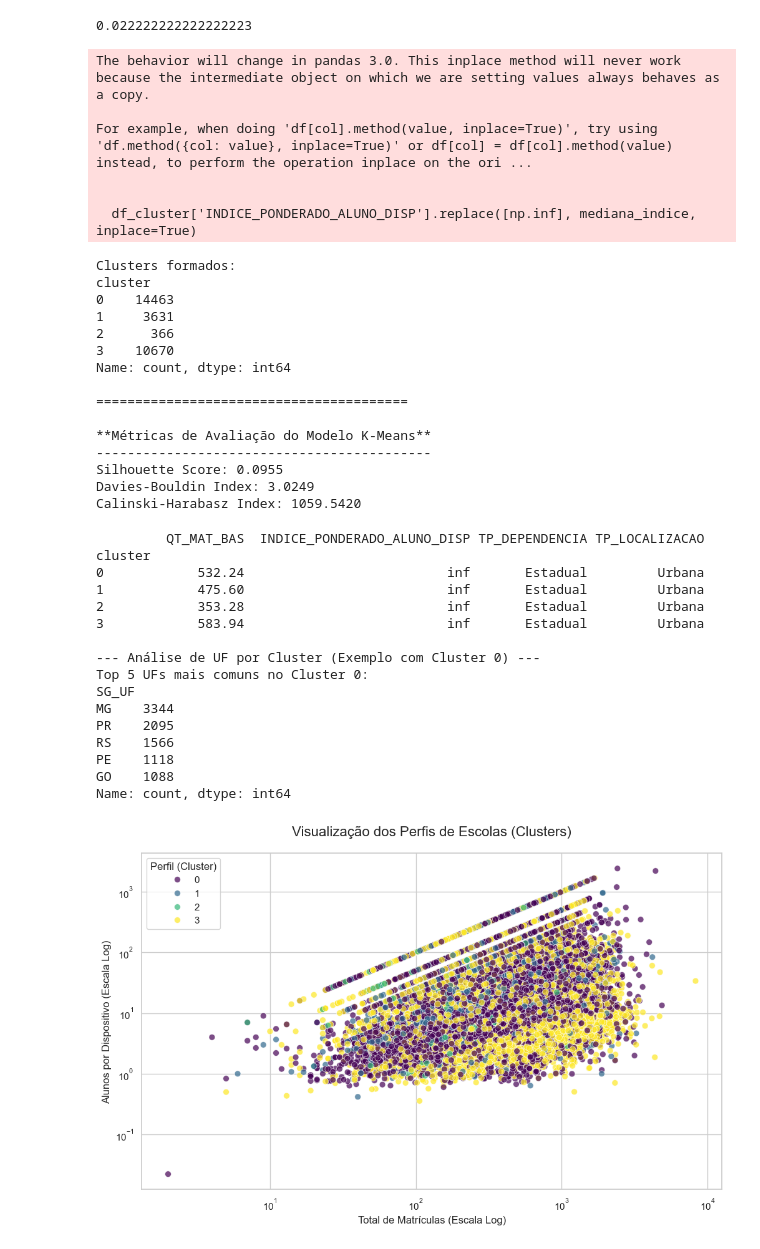
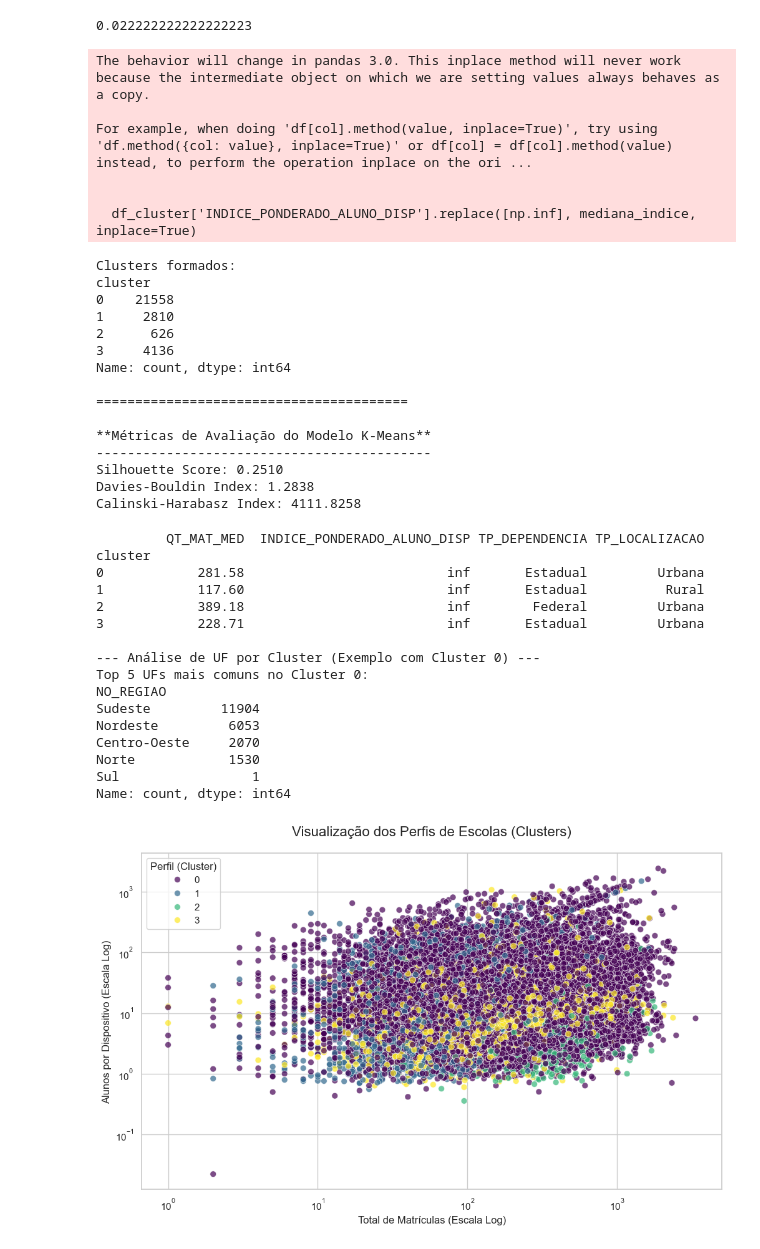
Before and after one commit to laysfreitas/TJGO_CienciaDeDados, a Jupyter notebook: Análise de Dados/Trabalho_Final/trabalho_final.ipynb, the cells around one changed output. Saved outputs shown, nothing was run; the diff lists cells and outputs as text; code cells hidden in the pictures.

Commit message:
atualização cluster

```diff
--- a/Análise de Dados/Trabalho_Final/trabalho_final.ipynb
+++ b/Análise de Dados/Trabalho_Final/trabalho_final.ipynb
@@ -23,7 +23,7 @@ pd.set_option('display.max_columns', display_max_columns)
 # Carregando o dataset
 caminho_arquivo = "C:\\Users\\Administrador\\Documents\\GitHub\\TJGO_CienciaDeDados\\microdados_censo_escolar_2024\\dados\\microdados_ed_basica_2024_tratado.csv"
 
-colunas_escolhidas = ['CO_ENTIDADE', 'NO_ENTIDADE', 'NO_REGIAO', 'CO_REGIAO', 'NO_UF', 'SG_UF', 'CO_UF', 'TP_DEPENDENCIA', 'TP_LOCALIZACAO','TP_SITUACAO_FUNCIONAMENTO', 'QT_MAT_BAS', 'QT_MAT_MED', 'IN_INTERNET', 'IN_BANDA_LARGA', 'IN_INTERNET_ALUNOS', 'IN_ACESSO_INTERNET_COMPUTADOR', 'TP_REDE_LOCAL', 'IN_LABORATORIO_INFORMATICA', 'QT_DESKTOP_ALUNO', 'QT_COMP_PORTATIL_ALUNO', 'QT_TABLET_ALUNO']
+colunas_escolhidas = ['CO_ENTIDADE', 'NO_ENTIDADE', 'NO_REGIAO', 'CO_REGIAO', 'NO_UF', 'NO_REGIAO', 'CO_UF', 'TP_DEPENDENCIA', 'TP_LOCALIZACAO','TP_SITUACAO_FUNCIONAMENTO', 'QT_MAT_BAS', 'QT_MAT_MED', 'IN_INTERNET', 'IN_BANDA_LARGA', 'IN_INTERNET_ALUNOS', 'IN_ACESSO_INTERNET_COMPUTADOR', 'TP_REDE_LOCAL', 'IN_LABORATORIO_INFORMATICA', 'QT_DESKTOP_ALUNO', 'QT_COMP_PORTATIL_ALUNO', 'QT_TABLET_ALUNO']
 
 try:
     df_completa = pd.read_csv(caminho_arquivo, sep=';', encoding='latin-1', low_memory=False)
@@ -264,3 +252,17 @@ df_cluster = df_ensino_medio[features_cluster].copy()
+# %%
+# Supondo que você já criou a coluna NO_REGIAO e SCORE_TEC no seu dataframe
+df_ensino_medio['SCORE_TEC'] = df_ensino_medio['IN_BANDA_LARGA'] + df_ensino_medio['IN_LABORATORIO_INFORMATICA']
+
+features_cluster = [
+    'QT_MAT_MED',                      # Contexto de tamanho
+    'INDICE_PONDERADO_ALUNO_DISP',     # Sua métrica principal
+    'TP_DEPENDENCIA',                  # Contexto administrativo (Pública/Privada)
+    'TP_LOCALIZACAO',                  # NOVO: Contexto estrutural (Urbana/Rural)
+    'SCORE_TEC',                       # NOVO: Feature sintética de "esforço tecnológico"
+    'NO_REGIAO'                        # NOVO: Contexto geográfico com menor dimensionalidade
+]
+# 2. Preparação do dataframe para o modelo
+df_cluster = df_ensino_medio[features_cluster].copy()
 # %%
 df_cluster[df_cluster['INDICE_PONDERADO_ALUNO_DISP'] < np.inf]['INDICE_PONDERADO_ALUNO_DISP'].max()
 # %% [output]
@@ -285,7 +287,7 @@ df_cluster['INDICE_PONDERADO_ALUNO_DISP'].replace([np.inf], mediana_indice, inpl
 # 5. One-Hot Encoding das features categóricas
 df_cluster_encoded = pd.get_dummies(
     df_cluster,
-    columns=['TP_DEPENDENCIA', 'SG_UF'],
+    columns=['TP_DEPENDENCIA', 'NO_REGIAO', 'TP_LOCALIZACAO'],
     drop_first=True
 )
 
@@ -323,25 +325,25 @@ For example, when doing 'df[col].method(value, inplace=True)', try using 'df.met
   df_cluster['INDICE_PONDERADO_ALUNO_DISP'].replace([np.inf], mediana_indice, inplace=True)
 Clusters formados:
 cluster
-0    14463
-1     3631
-2      366
-3    10670
+0    21558
+1     2810
+2      626
+3     4136
 Name: count, dtype: int64
 
 ========================================
 
 **Métricas de Avaliação do Modelo K-Means**
 -------------------------------------------
-Silhouette Score: 0.0955
-Davies-Bouldin Index: 3.0249
-Calinski-Harabasz Index: 1059.5420
+Silhouette Score: 0.2510
+Davies-Bouldin Index: 1.2838
+Calinski-Harabasz Index: 4111.8258
 # %%
 df_analise_final = df_ensino_medio.loc[df_cluster.index].copy()
 df_analise_final['cluster'] = df_cluster_encoded['cluster']
 
 # Calcular a média das features numéricas por cluster
-resumo_numerico = df_analise_final.groupby('cluster')[['QT_MAT_BAS', 'INDICE_PONDERADO_ALUNO_DISP']].mean().round(2)
+resumo_numerico = df_analise_final.groupby('cluster')[['QT_MAT_MED', 'INDICE_PONDERADO_ALUNO_DISP']].mean().round(2)
 
 # Calcular a moda das features categóricas por cluster
 resumo_categorico = df_analise_final.groupby('cluster')[['TP_DEPENDENCIA', 'TP_LOCALIZACAO']].agg(lambda x: x.mode()[0])
@@ -354,37 +356,37 @@ print(resumo_final_clusters)
 
 print("\n--- Análise de UF por Cluster (Exemplo com Cluster 0) ---")
 cluster_exemplo = 0
-uf_distribution = df_analise_final[df_analise_final['cluster'] == cluster_exemplo]['SG_UF'].value_counts().nlargest(5)
+uf_distribution = df_analise_final[df_analise_final['cluster'] == cluster_exemplo]['NO_REGIAO'].value_counts().nlargest(5)
 print(f"Top 5 UFs mais comuns no Cluster {cluster_exemplo}:\n{uf_distribution}")
 # %% [output]
-         QT_MAT_BAS  INDICE_PONDERADO_ALUNO_DISP TP_DEPENDENCIA TP_LOCALIZACAO
+         QT_MAT_MED  INDICE_PONDERADO_ALUNO_DISP TP_DEPENDENCIA TP_LOCALIZACAO
 cluster
-0            532.24                          inf       Estadual         Urbana
-1            475.60                          inf       Estadual         Urbana
-2            353.28                          inf       Estadual         Urbana
-3            583.94                          inf       Estadual         Urbana
+0            281.58                          inf       Estadual         Urbana
+1            117.60                          inf       Estadual          Rural
+2            389.18                          inf        Federal         Urbana
+3            228.71                          inf       Estadual         Urbana
 
 --- Análise de UF por Cluster (Exemplo com Cluster 0) ---
 Top 5 UFs mais comuns no Cluster 0:
-SG_UF
-MG    3344
-PR    2095
-RS    1566
-PE    1118
-GO    1088
+NO_REGIAO
+Sudeste         11904
+Nordeste         6053
+Centro-Oeste     2070
+Norte            1530
+Sul                 1
 Name: count, dtype: int64
 # %%
 plt.figure()
 
 sample_df = df_analise_final.sample(n=min(50000, len(df_analise_final)), random_state=42)
 
-sns.scatterplot(data=sample_df, x='QT_MAT_BAS', y='INDICE_PONDERADO_ALUNO_DISP', hue='cluster', palette='viridis', alpha=0.7, s=50)
+sns.scatterplot(data=sample_df, x='QT_MAT_MED', y='INDICE_PONDERADO_ALUNO_DISP', hue='cluster', palette='viridis', alpha=0.7, s=50)
 plt.title('Visualização dos Perfis de Escolas (Clusters)', fontsize=16, pad=20)
 plt.xlabel('Total de Matrículas (Escala Log)')
 plt.ylabel('Alunos por Dispositivo (Escala Log)')
 plt.yscale('log')
 plt.xscale('log')
 plt.legend(title='Perfil (Cluster)')
 plt.show()
 # %% [output]
-[figure, old version]
+[figure, new version]
```
Also changed, not shown: parts of 9 cells of this notebook, 1 other file.
